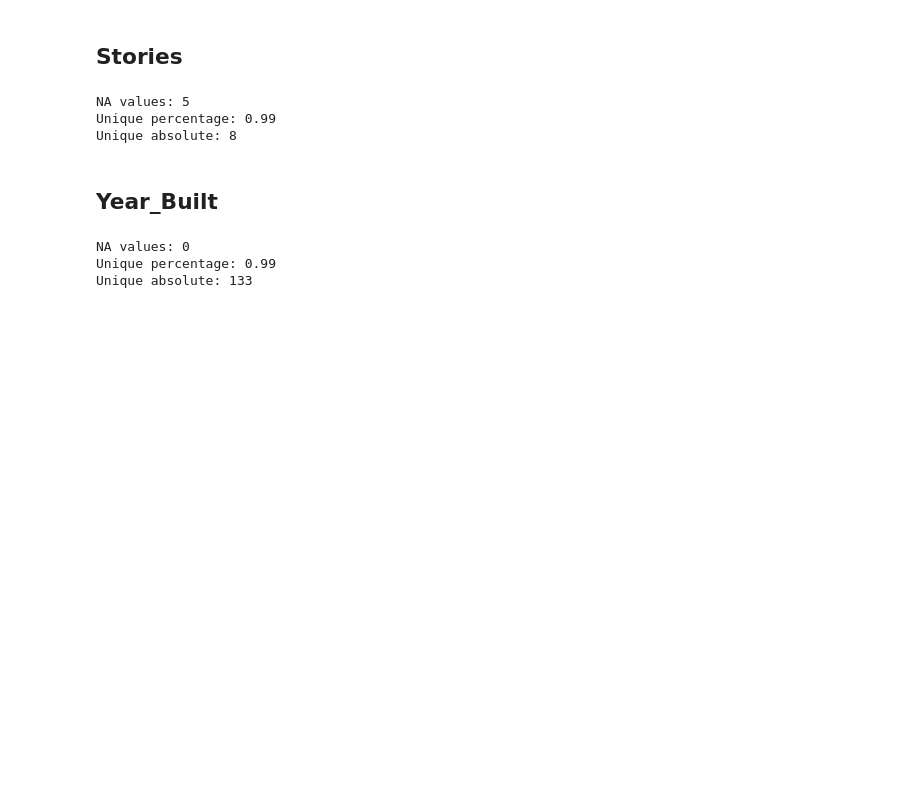
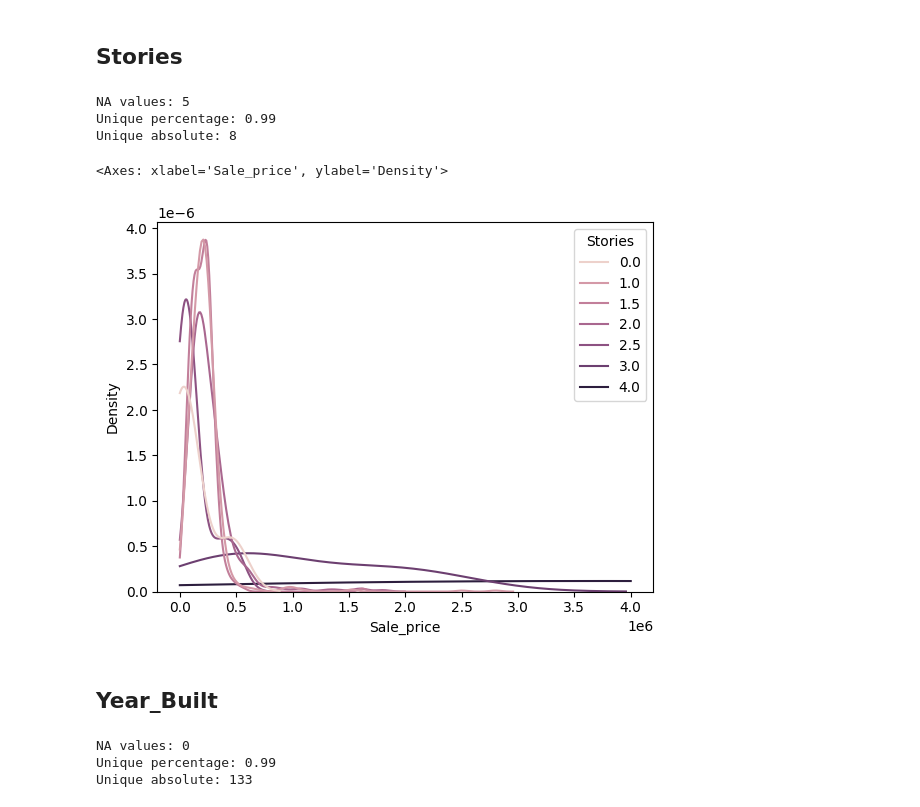
Before and after one commit to Flixner/Property-Sales-Prediction, a Jupyter notebook: eda.ipynb, the cells around one changed output. Cells and saved outputs as stored; diff of their text form; code cells hidden in the pictures; blank space fills up the shorter version.

```diff
--- a/eda.ipynb
+++ b/eda.ipynb
@@ -630,6 +742,13 @@ df_stories = df.copy()
 df_stories = df_stories.groupby("Stories").count()
 # %%
 px.pie(names=df_stories.index, values=df_stories["PropertyID"])
+# %%
+sns.kdeplot(
+    data=df, x="Sale_price", hue="Stories", common_norm=False, fill=False, clip=(0, 4e6)
+)
+# %% [output]
+<Axes: xlabel='Sale_price', ylabel='Density'>
+[figure, added]
 # %% [markdown]
 ## Year_Built
 # %%
```
Also changed, not shown: parts of 20 cells of this notebook.
